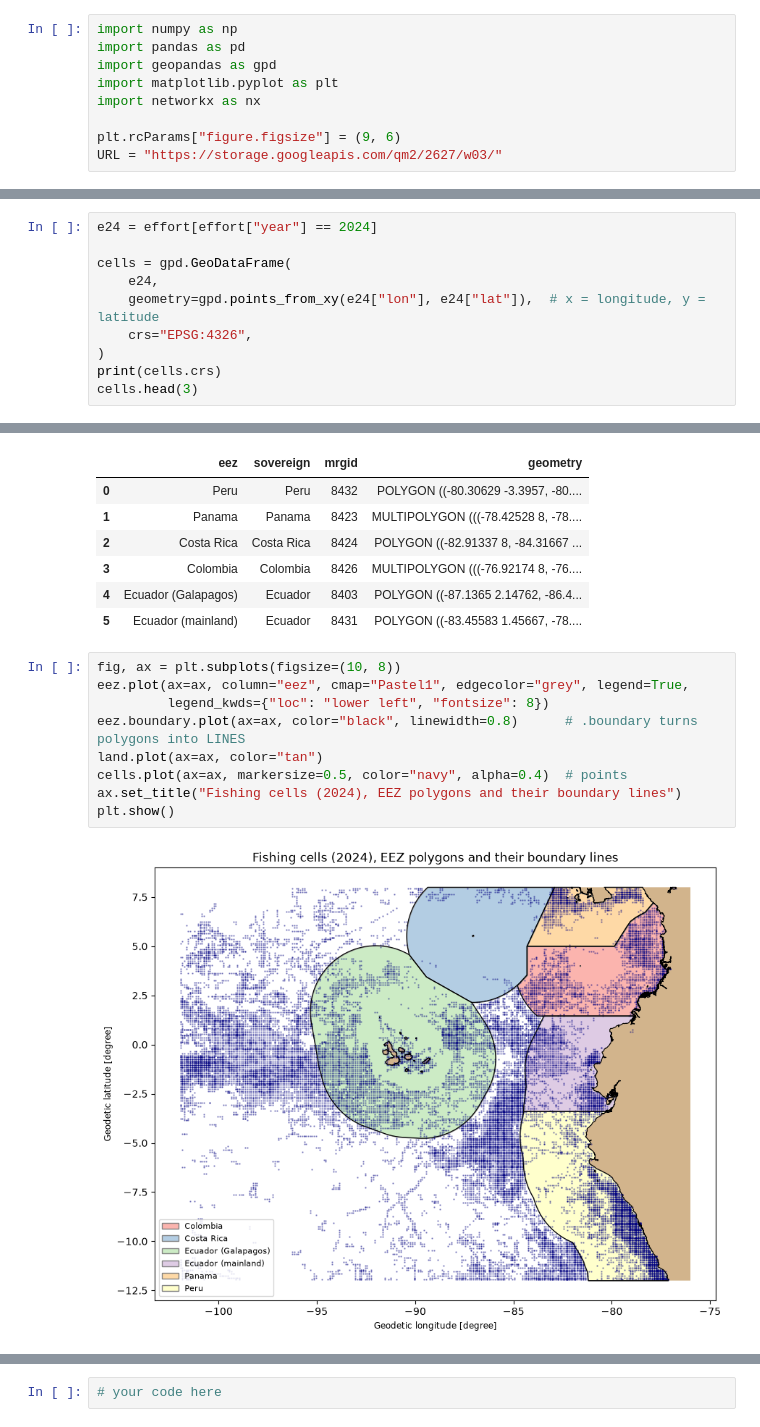
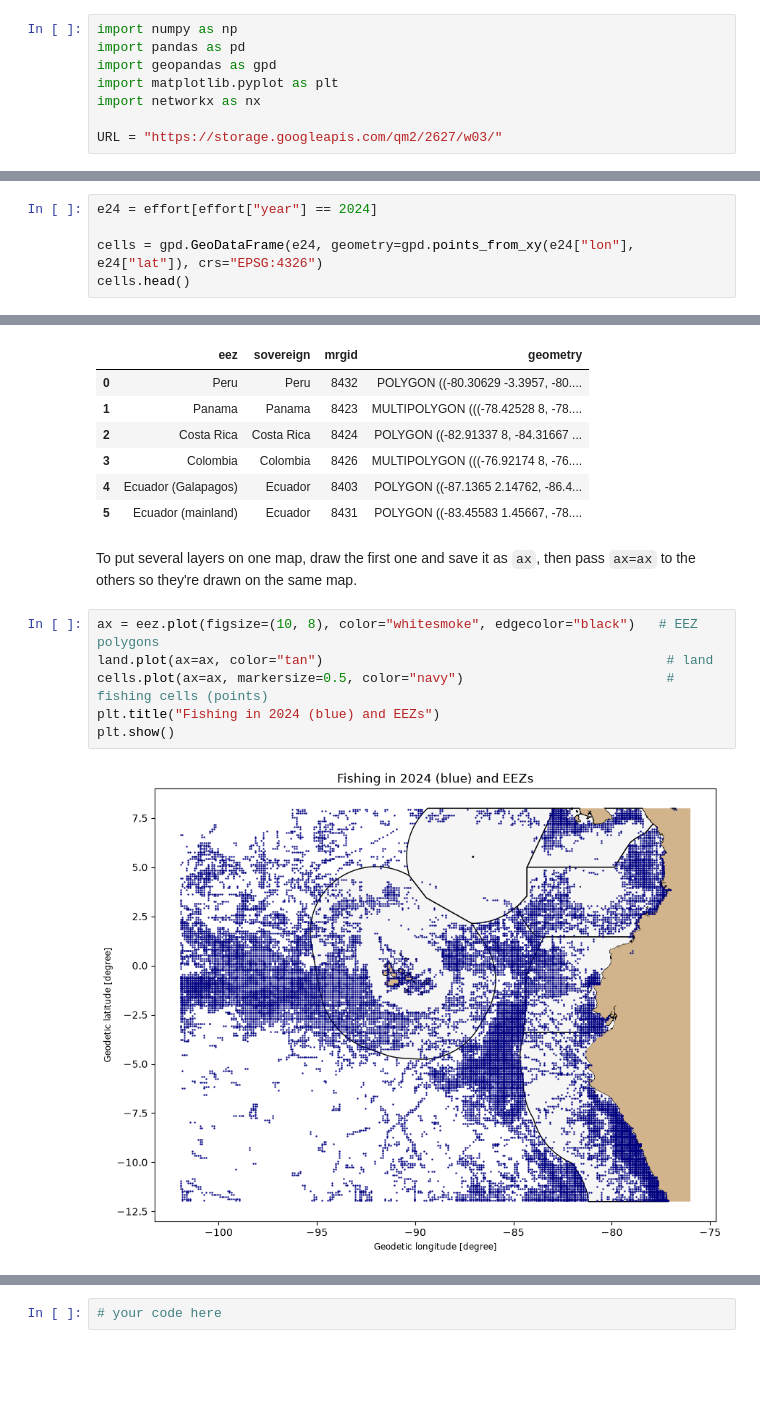
Before and after one commit to oballinger/BASC0005, a Jupyter notebook: notebooks/W03. Spatial Data.ipynb, the cells around one changed output, grey strips where cells are left out. Drawn from its saved outputs; the diff is of its cells as text; blank space fills up the shorter version.

```diff
--- a/notebooks/W03. Spatial Data.ipynb
+++ b/notebooks/W03. Spatial Data.ipynb
@@ -31,7 +21,6 @@ import geopandas as gpd
 import matplotlib.pyplot as plt
 import networkx as nx
 
-plt.rcParams["figure.figsize"] = (9, 6)
 URL = "https://storage.googleapis.com/qm2/2627/w03/"
 # %% [markdown]
 # Part 1: Vector Data
@@ -88,11 +55,6 @@ A CSV with `lat`/`lon` columns is just numbers. To do spatial operations we need
 # %%
 e24 = effort[effort["year"] == 2024]
 
-cells = gpd.GeoDataFrame(
-    e24,
-    geometry=gpd.points_from_xy(e24["lon"], e24["lat"]),  # x = longitude, y = latitude
-    crs="EPSG:4326",
-)
-print(cells.crs)
-cells.head(3)
+cells = gpd.GeoDataFrame(e24, geometry=gpd.points_from_xy(e24["lon"], e24["lat"]), crs="EPSG:4326")
+cells.head()
 # %% [output]
@@ -117,15 +80,14 @@ eez
 | 3 | Colombia | Colombia | 8426 | MULTIPOLYGON (((-76.92174 8, -76.... |
 | 4 | Ecuador (Galapagos) | Ecuador | 8403 | POLYGON ((-87.1365 2.14762, -86.4... |
 | 5 | Ecuador (mainland) | Ecuador | 8431 | POLYGON ((-83.45583 1.45667, -78.... |
+# %% [markdown]
+To put several layers on one map, draw the first one and save it as `ax`, then pass `ax=ax` to the others so they're drawn on the same map.
 # %%
-fig, ax = plt.subplots(figsize=(10, 8))
-eez.plot(ax=ax, column="eez", cmap="Pastel1", edgecolor="grey", legend=True,
-         legend_kwds={"loc": "lower left", "fontsize": 8})
-eez.boundary.plot(ax=ax, color="black", linewidth=0.8)      # .boundary turns polygons into LINES
-land.plot(ax=ax, color="tan")
-cells.plot(ax=ax, markersize=0.5, color="navy", alpha=0.4)  # points
-ax.set_title("Fishing cells (2024), EEZ polygons and their boundary lines")
+ax = eez.plot(figsize=(10, 8), color="whitesmoke", edgecolor="black")   # EEZ polygons
+land.plot(ax=ax, color="tan")                                            # land
+cells.plot(ax=ax, markersize=0.5, color="navy")                          # fishing cells (points)
+plt.title("Fishing in 2024 (blue) and EEZs")
 plt.show()
 # %% [output]
-[figure, old version]
+[figure, new version]
 # %% [markdown]
```
Also changed, not shown: parts of 95 cells of this notebook, 25 other files.
